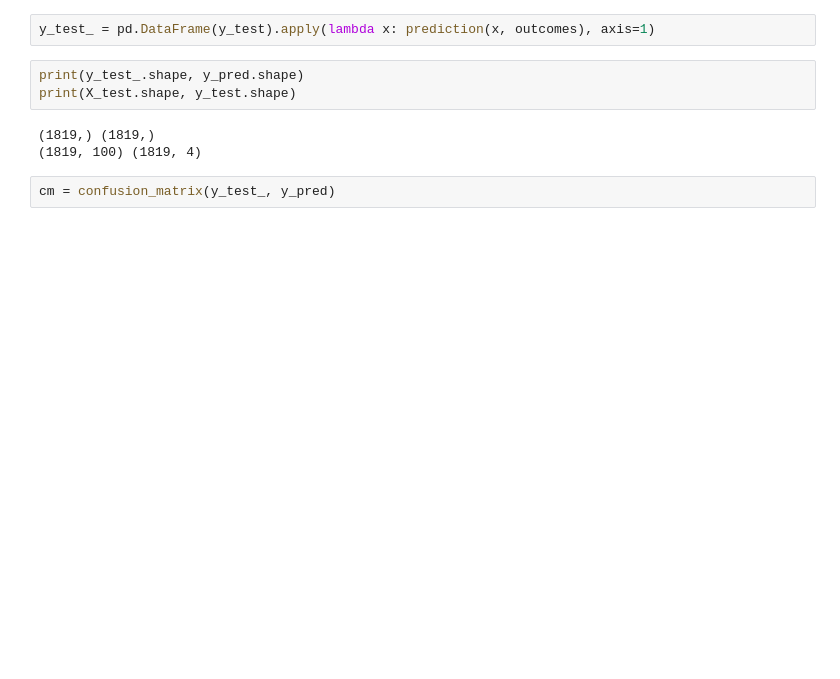
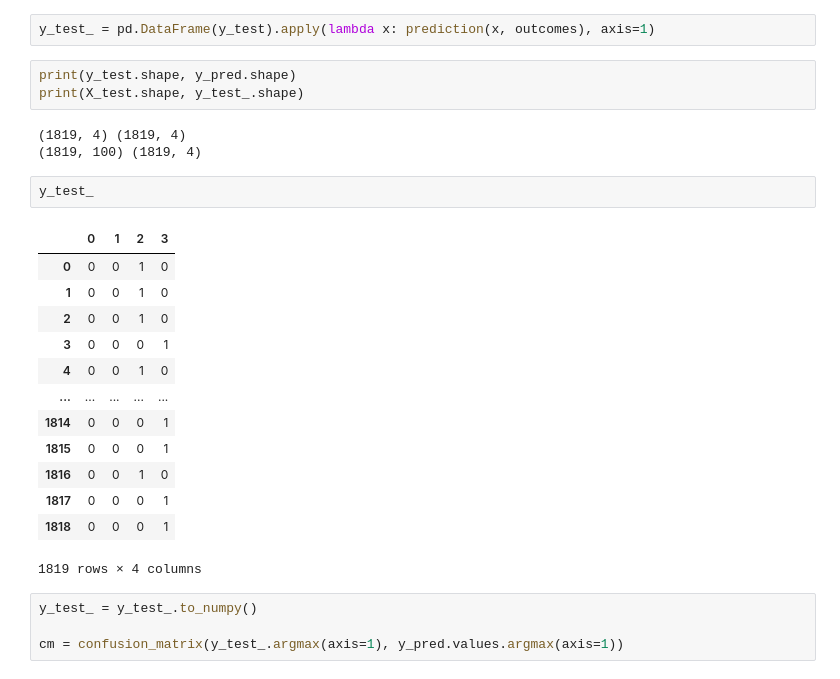
Before and after one commit to sciencelee/twitter-sentiment-evaluator, a Jupyter notebook: sentiment.ipynb, the cells around one changed output. Saved outputs shown, nothing was run; the diff lists cells and outputs as text; blank space fills up the shorter version.

```diff
--- a/sentiment.ipynb
+++ b/sentiment.ipynb
@@ -367,10 +399,28 @@ Name: emotion, dtype: int64
 # %%
 y_test_ = pd.DataFrame(y_test).apply(lambda x: prediction(x, outcomes), axis=1)
 # %%
-print(y_test_.shape, y_pred.shape)
-print(X_test.shape, y_test.shape)
+print(y_test.shape, y_pred.shape)
+print(X_test.shape, y_test_.shape)
 # %% [output]
-(1819,) (1819,)
+(1819, 4) (1819, 4)
 (1819, 100) (1819, 4)
+# %%
+y_test_
+# %% [output]
+|  | 0 | 1 | 2 | 3 |
+| 0 | 0 | 0 | 1 | 0 |
+| 1 | 0 | 0 | 1 | 0 |
+| 2 | 0 | 0 | 1 | 0 |
+| 3 | 0 | 0 | 0 | 1 |
+| 4 | 0 | 0 | 1 | 0 |
+| ... | ... | ... | ... | ... |
+| 1814 | 0 | 0 | 0 | 1 |
+| 1815 | 0 | 0 | 0 | 1 |
+| 1816 | 0 | 0 | 1 | 0 |
+| 1817 | 0 | 0 | 0 | 1 |
+| 1818 | 0 | 0 | 0 | 1 |
+1819 rows × 4 columns
 # %%
-cm = confusion_matrix(y_test_, y_pred)
+y_test_ = y_test_.to_numpy()
+
+cm = confusion_matrix(y_test_.argmax(axis=1), y_pred.values.argmax(axis=1))
```
Also changed, not shown: parts of 19 cells of this notebook, 2 other files.
